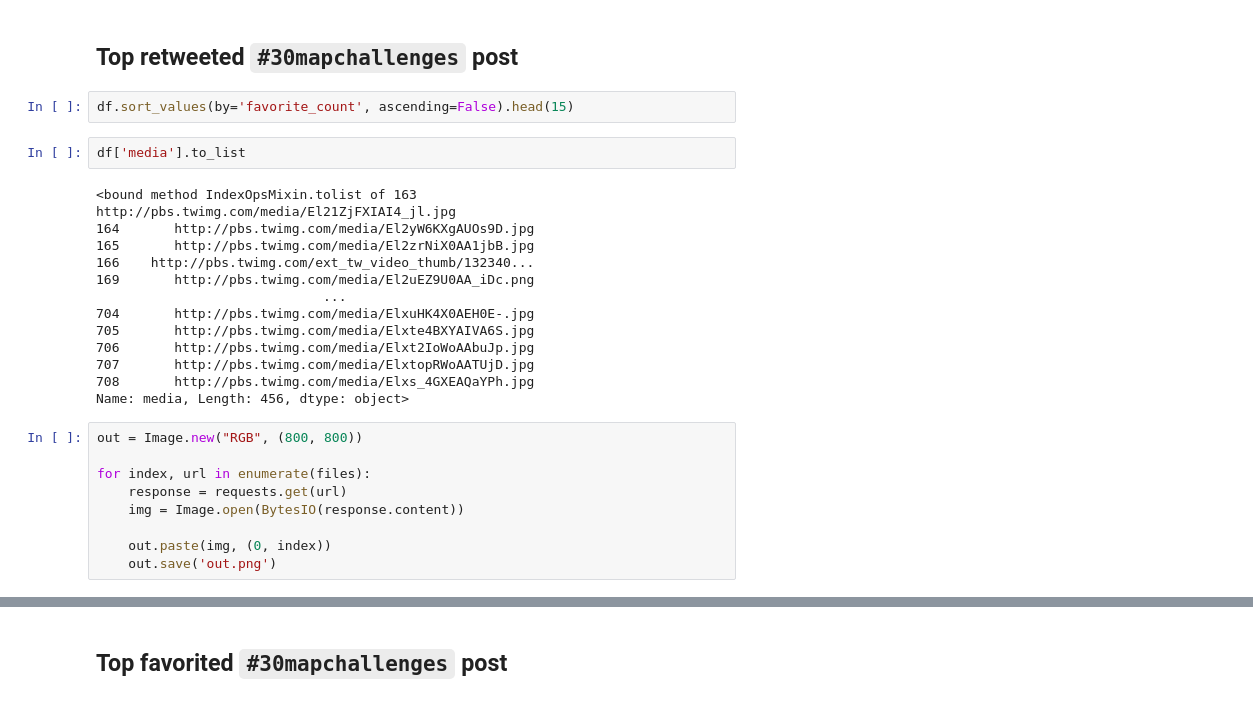
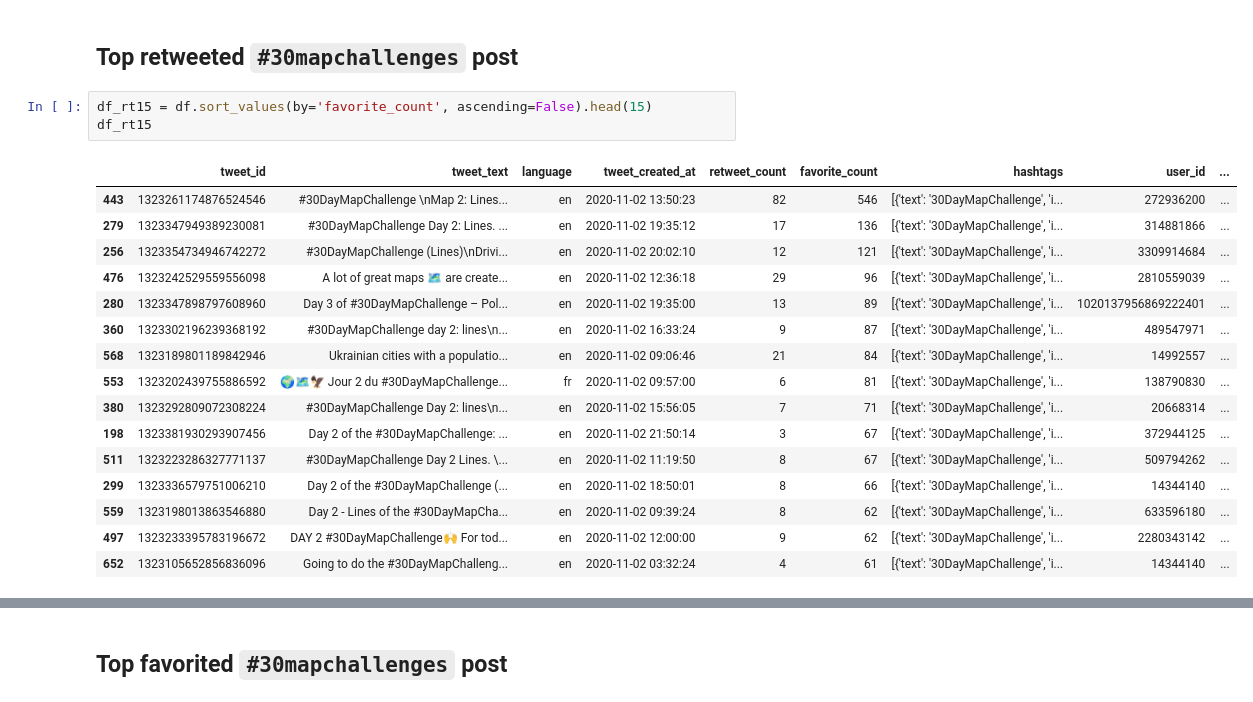
Before and after one commit to hn303/30DayMapChallenge-Bot, a Jupyter notebook: tweet_bot.ipynb, the cells around one changed output, grey strips where cells are left out. Cells and saved outputs as stored; diff of their text form.

```diff
--- a/tweet_bot.ipynb
+++ b/tweet_bot.ipynb
@@ -145,28 +145,22 @@ df[['retweet_count','favorite_count', 'user_follower', 'friends_count']].describ
 # %% [markdown]
 ## Top retweeted `#30mapchallenges` post
 # %%
-df.sort_values(by='favorite_count', ascending=False).head(15)
+df_rt15 = df.sort_values(by='favorite_count', ascending=False).head(15)
+df_rt15
+# %% [output]
+|  | tweet_id | tweet_text | language | tweet_created_at | retweet_count | favorite_count | hashtags | user_id | ... |
+| 443 | 1323261174876524546 | #30DayMapChallenge \nMap 2: Lines... | en | 2020-11-02 13:50:23 | 82 | 546 | [{'text': '30DayMapChallenge', 'i... | 272936200 | ... |
+| 279 | 1323347949389230081 | #30DayMapChallenge Day 2: Lines. ... | en | 2020-11-02 19:35:12 | 17 | 136 | [{'text': '30DayMapChallenge', 'i... | 314881866 | ... |
+| 256 | 1323354734946742272 | #30DayMapChallenge (Lines)\nDrivi... | en | 2020-11-02 20:02:10 | 12 | 121 | [{'text': '30DayMapChallenge', 'i... | 3309914684 | ... |
+| 476 | 1323242529559556098 | A lot of great maps 🗺️ are create... | en | 2020-11-02 12:36:18 | 29 | 96 | [{'text': '30DayMapChallenge', 'i... | 2810559039 | ... |
+| 280 | 1323347898797608960 | Day 3 of #30DayMapChallenge – Pol... | en | 2020-11-02 19:35:00 | 13 | 89 | [{'text': '30DayMapChallenge', 'i... | 1020137956869222401 | ... |
+| 360 | 1323302196239368192 | #30DayMapChallenge day 2: lines\n... | en | 2020-11-02 16:33:24 | 9 | 87 | [{'text': '30DayMapChallenge', 'i... | 489547971 | ... |
+| 568 | 1323189801189842946 | Ukrainian cities with a populatio... | en | 2020-11-02 09:06:46 | 21 | 84 | [{'text': '30DayMapChallenge', 'i... | 14992557 | ... |
+| 553 | 1323202439755886592 | 🌍🗺️🦅 Jour 2 du #30DayMapChallenge... | fr | 2020-11-02 09:57:00 | 6 | 81 | [{'text': '30DayMapChallenge', 'i... | 138790830 | ... |
+| 380 | 1323292809072308224 | #30DayMapChallenge Day 2: lines\n... | en | 2020-11-02 15:56:05 | 7 | 71 | [{'text': '30DayMapChallenge', 'i... | 20668314 | ... |
+| 198 | 1323381930293907456 | Day 2 of the #30DayMapChallenge: ... | en | 2020-11-02 21:50:14 | 3 | 67 | [{'text': '30DayMapChallenge', 'i... | 372944125 | ... |
+| 511 | 1323223286327771137 | #30DayMapChallenge Day 2 Lines. \... | en | 2020-11-02 11:19:50 | 8 | 67 | [{'text': '30DayMapChallenge', 'i... | 509794262 | ... |
+| 299 | 1323336579751006210 | Day 2 of the #30DayMapChallenge (... | en | 2020-11-02 18:50:01 | 8 | 66 | [{'text': '30DayMapChallenge', 'i... | 14344140 | ... |
+| 559 | 1323198013863546880 | Day 2 - Lines of the #30DayMapCha... | en | 2020-11-02 09:39:24 | 8 | 62 | [{'text': '30DayMapChallenge', 'i... | 633596180 | ... |
+| 497 | 1323233395783196672 | DAY 2 #30DayMapChallenge🙌 For tod... | en | 2020-11-02 12:00:00 | 9 | 62 | [{'text': '30DayMapChallenge', 'i... | 2280343142 | ... |
+| 652 | 1323105652856836096 | Going to do the #30DayMapChalleng... | en | 2020-11-02 03:32:24 | 4 | 61 | [{'text': '30DayMapChallenge', 'i... | 14344140 | ... |
-# %%
-df['media'].to_list
-# %% [output]
-<bound method IndexOpsMixin.tolist of 163       http://pbs.twimg.com/media/El21ZjFXIAI4_jl.jpg
-164       http://pbs.twimg.com/media/El2yW6KXgAUOs9D.jpg
-165       http://pbs.twimg.com/media/El2zrNiX0AA1jbB.jpg
-166    http://pbs.twimg.com/ext_tw_video_thumb/132340...
-169       http://pbs.twimg.com/media/El2uEZ9U0AA_iDc.png
-                             ...
-704       http://pbs.twimg.com/media/ElxuHK4X0AEH0E-.jpg
-705       http://pbs.twimg.com/media/Elxte4BXYAIVA6S.jpg
-706       http://pbs.twimg.com/media/Elxt2IoWoAAbuJp.jpg
-707       http://pbs.twimg.com/media/ElxtopRWoAATUjD.jpg
-708       http://pbs.twimg.com/media/Elxs_4GXEAQaYPh.jpg
-Name: media, Length: 456, dtype: object>
-# %%
-out = Image.new("RGB", (800, 800))
-
-for index, url in enumerate(files):
-    response = requests.get(url)
-    img = Image.open(BytesIO(response.content))
-
-    out.paste(img, (0, index))
-    out.save('out.png')
```
Also changed, not shown: parts of 5 cells of this notebook, 3 other files.
